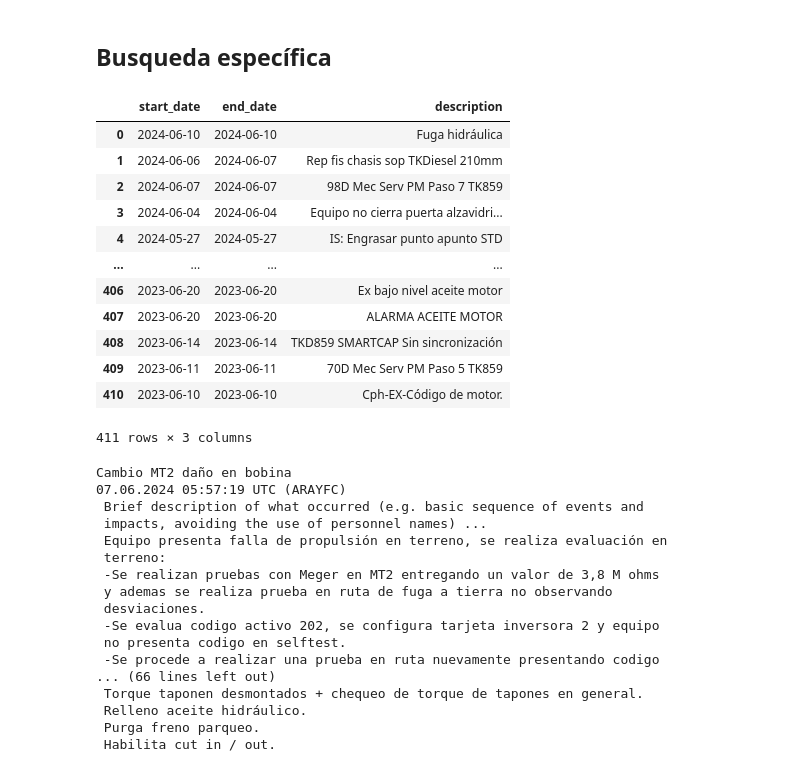
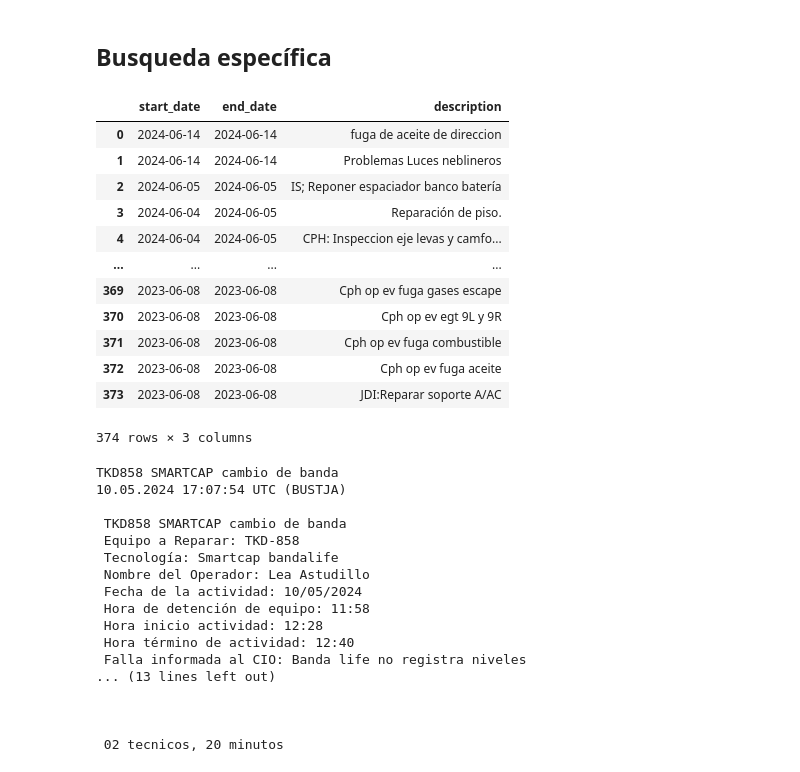
Before and after one commit to cecilvega/kverse, a Jupyter notebook: kdags_tests/fiori.ipynb, the cells around one changed output. Saved outputs shown, nothing was run; the diff lists cells and outputs as text; code cells hidden in the pictures.

Commit message:
CAMBIOS PÁGINA WEB

```diff
--- a/kdags_tests/fiori.ipynb
+++ b/kdags_tests/fiori.ipynb
@@ -40,57 +37,57 @@ work_order_history_df = Readr.Maintenance.read_work_order_history()
 # %%
 # INICIO MODIFICACION
 start_date = "2023-06-06"
 end_date = "2024-06-15"
-equipment_name = "TK859"
+equipment_name = "TK858"
 # FIN DE MODIFICACION
 df = work_order_history_df.copy()
 df = (
     df.loc[
         (df["equipment_name"] == equipment_name)
         & (df["start_date"] >= start_date)
         & (df["end_date"] <= end_date)
     ]
     .sort_values("end_date", ascending=False)
     .reset_index(drop=True)
 )
 df[["start_date", "end_date", "description"]]
 # %% [output]
 |  | start_date | end_date | description |
-| 0 | 2024-06-10 | 2024-06-10 | Fuga hidráulica |
-| 1 | 2024-06-06 | 2024-06-07 | Rep fis chasis sop TKDiesel 210mm |
-| 2 | 2024-06-07 | 2024-06-07 | 98D Mec Serv PM Paso 7 TK859 |
-| 3 | 2024-06-04 | 2024-06-04 | Equipo no cierra puerta alzavidri... |
-| 4 | 2024-05-27 | 2024-05-27 | IS: Engrasar punto apunto STD |
+| 0 | 2024-06-14 | 2024-06-14 | fuga de aceite de direccion |
+| 1 | 2024-06-14 | 2024-06-14 | Problemas Luces neblineros |
+| 2 | 2024-06-05 | 2024-06-05 | IS; Reponer espaciador banco batería |
+| 3 | 2024-06-04 | 2024-06-05 | Reparación de piso. |
+| 4 | 2024-06-04 | 2024-06-05 | CPH: Inspeccion eje levas y camfo... |
 | ... | ... | ... | ... |
-| 406 | 2023-06-20 | 2023-06-20 | Ex bajo nivel aceite motor |
-| 407 | 2023-06-20 | 2023-06-20 | ALARMA ACEITE MOTOR |
-| 408 | 2023-06-14 | 2023-06-14 | TKD859 SMARTCAP Sin sincronización |
-| 409 | 2023-06-11 | 2023-06-11 | 70D Mec Serv PM Paso 5 TK859 |
-| 410 | 2023-06-10 | 2023-06-10 | Cph-EX-Código de motor. |
+| 369 | 2023-06-08 | 2023-06-08 | Cph op ev fuga gases escape |
+| 370 | 2023-06-08 | 2023-06-08 | Cph op ev egt 9L y 9R |
+| 371 | 2023-06-08 | 2023-06-08 | Cph op ev fuga combustible |
+| 372 | 2023-06-08 | 2023-06-08 | Cph op ev fuga aceite |
+| 373 | 2023-06-08 | 2023-06-08 | JDI:Reparar soporte A/AC |
-411 rows × 3 columns
+374 rows × 3 columns
 # %%
 # BUSCADOR ESPECIAL
-i = 1
+i = 30
 print(df.iloc[i]["description"])
 print(df.iloc[i]["task_text"])
 # %% [output]
-Cambio MT2 daño en bobina
-07.06.2024 05:57:19 UTC (ARAYFC)
- Brief description of what occurred (e.g. basic sequence of events and
- impacts, avoiding the use of personnel names) ...
- Equipo presenta falla de propulsión en terreno, se realiza evaluación en
- terreno:
- -Se realizan pruebas con Meger en MT2 entregando un valor de 3,8 M ohms
- y ademas se realiza prueba en ruta de fuga a tierra no observando
- desviaciones.
- -Se evalua codigo activo 202, se configura tarjeta inversora 2 y equipo
- no presenta codigo en selftest.
- -Se procede a realizar una prueba en ruta nuevamente presentando codigo
-... (66 lines left out)
- Torque taponen desmontados + chequeo de torque de tapones en general.
- Relleno aceite hidráulico.
- Purga freno parqueo.
- Habilita cut in / out.
+TKD858 SMARTCAP cambio de banda
+10.05.2024 17:07:54 UTC (BUSTJA)
+
+ TKD858 SMARTCAP cambio de banda
+ Equipo a Reparar: TKD-858
+ Tecnología: Smartcap bandalife
+ Nombre del Operador: Lea Astudillo
+ Fecha de la actividad: 10/05/2024
+ Hora de detención de equipo: 11:58
+ Hora inicio actividad: 12:28
+ Hora término de actividad: 12:40
+ Falla informada al CIO: Banda life no registra niveles
+... (13 lines left out)
+
+
+
+ 02 tecnicos, 20 minutos
 # %%
 print("Descripciones de mantenimiento:")
 df["task_text"].to_list()
```
Also changed, not shown: parts of 2 cells of this notebook.
